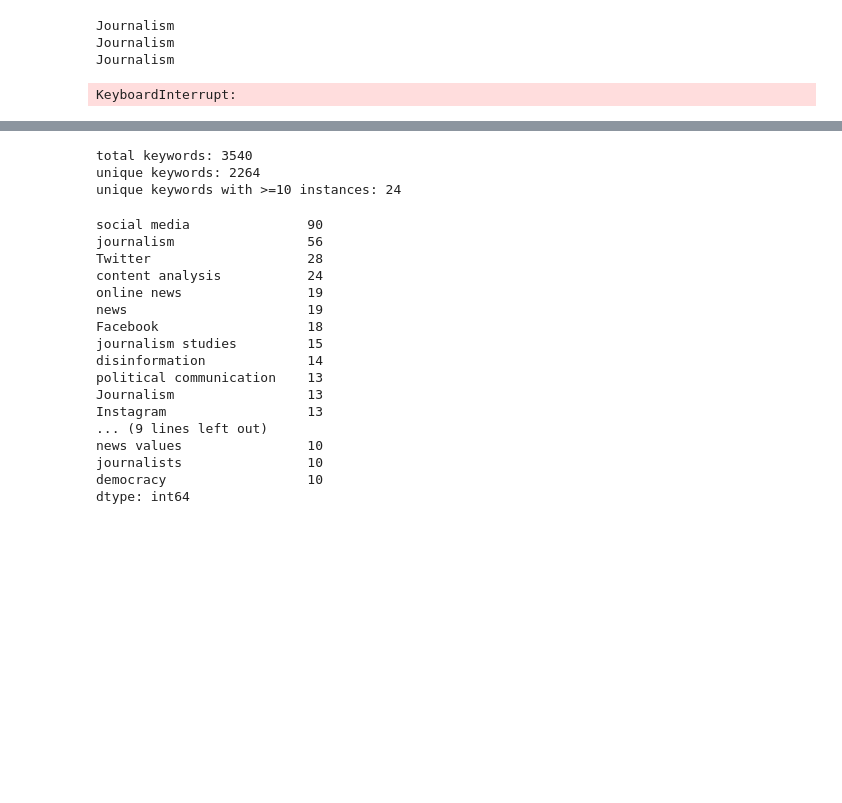
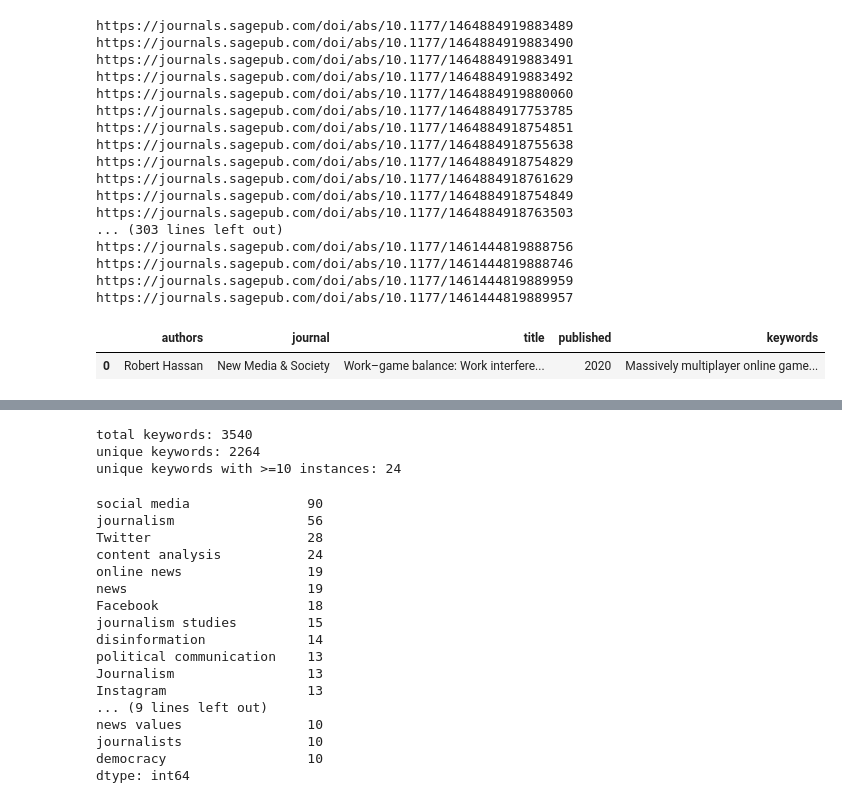
Before and after one commit to matthewbbone/Holcomb, a Jupyter notebook: keywordCrawl.ipynb, the cells around one changed output, grey strips where cells are left out. Cells and saved outputs as stored; diff of their text form; code cells hidden in the pictures; blank space fills up the shorter version.

Commit message:
add keywords2

```diff
--- a/keywordCrawl.ipynb
+++ b/keywordCrawl.ipynb
@@ -51,36 +48,52 @@ KeyboardInterrupt:
 # %%
 pages = pd.read_csv("sage.csv")
 pages = pages['pages'].tolist()
 articles2 = pd.DataFrame(columns = ['authors', 'journal', 'title', 'published', 'keywords'])
 
 for page in pages:
 
     print(page)
 
     prefix = re.search('https://.*com', page).group(0)
 
     page = requests.get(page)
     soup = BeautifulSoup(page.content, "lxml")
     keywords = soup.find("div", class_ = "hlFld-KeywordText")
     keywords = keywords.find_all("a")
     keywords = ', '.join([k.text.strip() for k in keywords])
 
     journal = soup.find('a', id = 'headerTitle').text.replace('\n', ' ').strip()
+
     title = soup.find('h1').text.replace('\n', ' ').strip()
     author = soup.find('div', 'hlFld-ContribAuthor').find_all('span', 'contribDegrees')
     author = ', '.join([a.find('a').text.strip() for a in author])
     date = re.search('\d{4}', soup.find('div', 'published-dates').text.split(':')[-1].strip()).group(0)
 
-    articles2 = articles.append({'authors': authors,
+    articles2 = articles2.append({'authors': authors,
                                 'journal': journal,
                                 'title': title,
                                 'published': date,
                                 'keywords': keywords}, ignore_index=True)
 
 display(articles2)
 # %% [output]
-Journalism
-Journalism
-Journalism
+https://journals.sagepub.com/doi/abs/10.1177/1464884919883489
+https://journals.sagepub.com/doi/abs/10.1177/1464884919883490
+https://journals.sagepub.com/doi/abs/10.1177/1464884919883491
+https://journals.sagepub.com/doi/abs/10.1177/1464884919883492
+https://journals.sagepub.com/doi/abs/10.1177/1464884919880060
+https://journals.sagepub.com/doi/abs/10.1177/1464884917753785
+https://journals.sagepub.com/doi/abs/10.1177/1464884918754851
+https://journals.sagepub.com/doi/abs/10.1177/1464884918755638
+https://journals.sagepub.com/doi/abs/10.1177/1464884918754829
+https://journals.sagepub.com/doi/abs/10.1177/1464884918761629
+https://journals.sagepub.com/doi/abs/10.1177/1464884918754849
+https://journals.sagepub.com/doi/abs/10.1177/1464884918763503
+... (303 lines left out)
+https://journals.sagepub.com/doi/abs/10.1177/1461444819888756
+https://journals.sagepub.com/doi/abs/10.1177/1461444819888746
+https://journals.sagepub.com/doi/abs/10.1177/1461444819889959
+https://journals.sagepub.com/doi/abs/10.1177/1461444819889957
-KeyboardInterrupt:
+|  | authors | journal | title | published | keywords |
+| 0 | Robert Hassan | New Media & Society | Work–game balance: Work interfere... | 2020 | Massively multiplayer online game... |
 # %%
```
Also changed, not shown: parts of 3 cells of this notebook, 1 other file.
